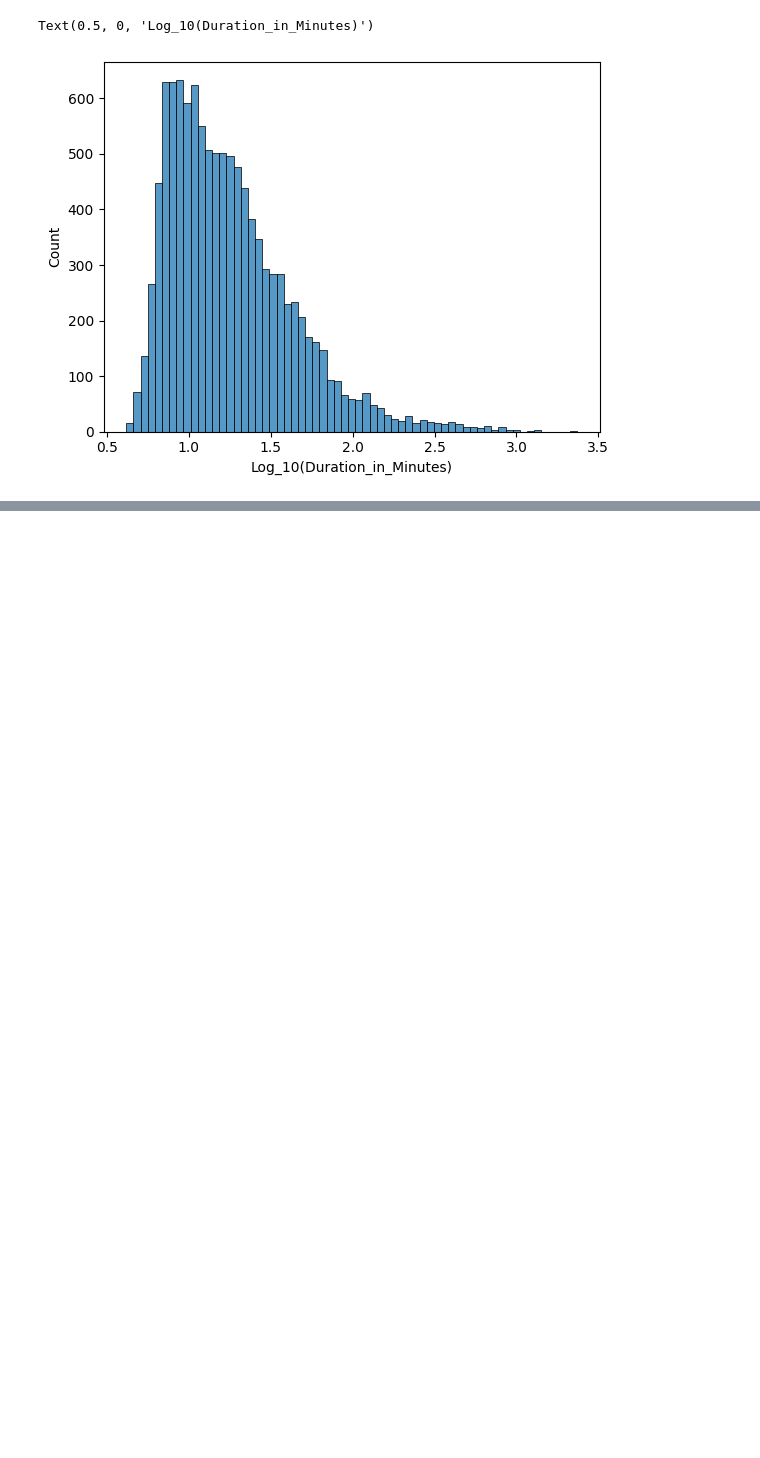
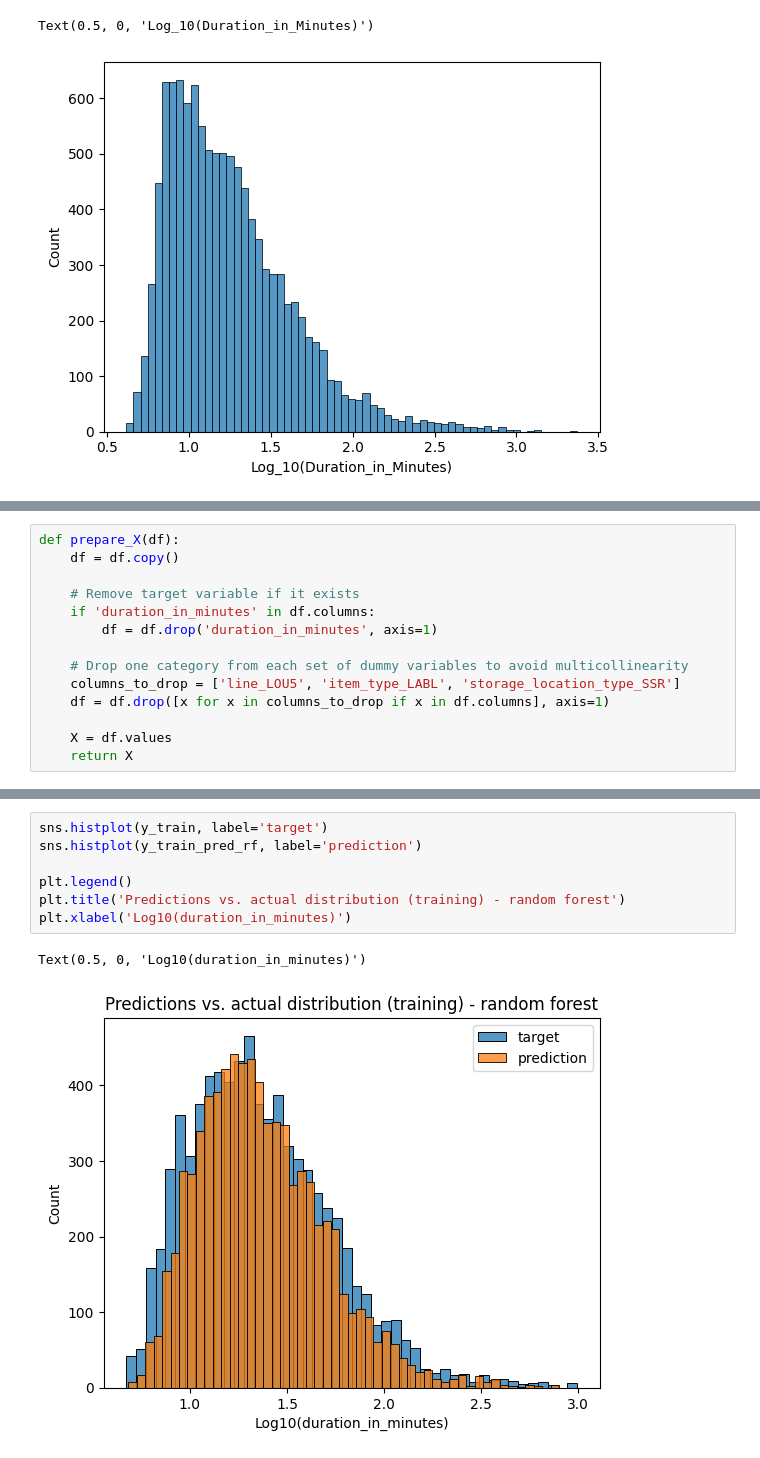
Before and after one commit to dandrew-nbl/autocall-retrieval-predictor, a Jupyter notebook: data_prep.ipynb, the cells around one changed output, grey strips where cells are left out. Drawn from its saved outputs; the diff is of its cells as text; blank space fills up the shorter version.

```diff
--- a/data_prep.ipynb
+++ b/data_prep.ipynb
@@ -87,0 +473,14 @@ Text(0.5, 0, 'Log_10(Duration_in_Minutes)')
+# %%
+def prepare_X(df):
+    df = df.copy()
+
+    # Remove target variable if it exists
+    if 'duration_in_minutes' in df.columns:
+        df = df.drop('duration_in_minutes', axis=1)
+
+    # Drop one category from each set of dummy variables to avoid multicollinearity
+    columns_to_drop = ['line_LOU5', 'item_type_LABL', 'storage_location_type_SSR']
+    df = df.drop([x for x in columns_to_drop if x in df.columns], axis=1)
+
+    X = df.values
+    return X
@@ -87,0 +625,10 @@ Text(0.5, 0, 'Log_10(Duration_in_Minutes)')
+# %%
+sns.histplot(y_train, label='target')
+sns.histplot(y_train_pred_rf, label='prediction')
+
+plt.legend()
+plt.title('Predictions vs. actual distribution (training) - random forest')
+plt.xlabel('Log10(duration_in_minutes)')
+# %% [output]
+Text(0.5, 0, 'Log10(duration_in_minutes)')
+[figure, added]
```
Also changed, not shown: parts of 44 cells of this notebook.
